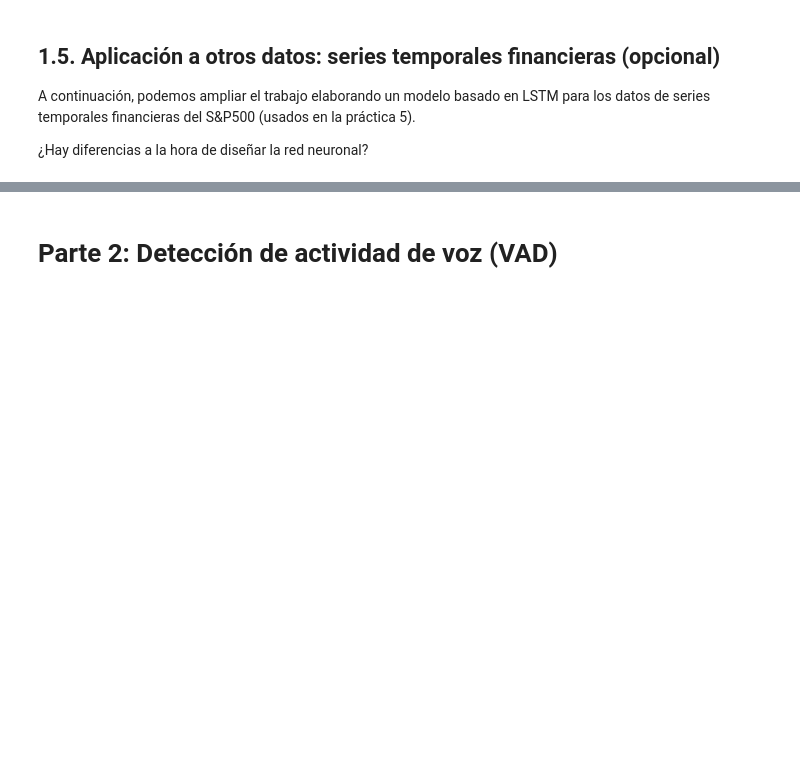
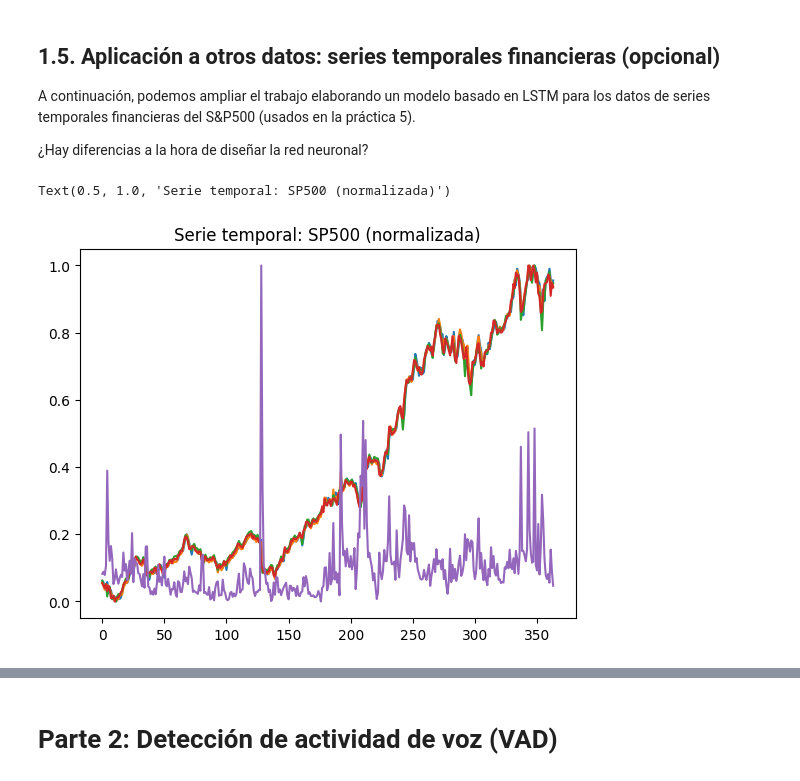
Before and after one commit to idom-ai/practicas5-8tsst, a Jupyter notebook: TSST_P7/PR7_TSST.ipynb, the cells around one changed output, grey strips where cells are left out. Drawn from its saved outputs; the diff is of its cells as text; code cells hidden in the pictures; blank space fills up the shorter version.

```diff
--- a/TSST_P7/PR7_TSST.ipynb
+++ b/TSST_P7/PR7_TSST.ipynb
@@ -264,0 +285,21 @@ A continuación, podemos ampliar el trabajo elaborando un modelo basado en LSTM
+# %%
+## Ejercicio opcional: SP500
+
+# TODO EL PIPELINE
+
+data = read_csv('stocks_1yr.csv', header=0, parse_dates=[0], index_col=0,
+                date_format='%Y-%m')
+
+data = data.drop(columns=['Name'])
+
+scaler = MinMaxScaler(feature_range=(0, 1))
+data_norm = scaler.fit_transform(data)
+
+scaler_y = MinMaxScaler(feature_range=(0, 1))
+scaler_y.fit(data[['close']])
+
+plt.plot(data_norm)
+plt.title('Serie temporal: SP500 (normalizada)')
+# %% [output]
+Text(0.5, 1.0, 'Serie temporal: SP500 (normalizada)')
+[figure, added]
```
Also changed, not shown: parts of 25 cells of this notebook.
